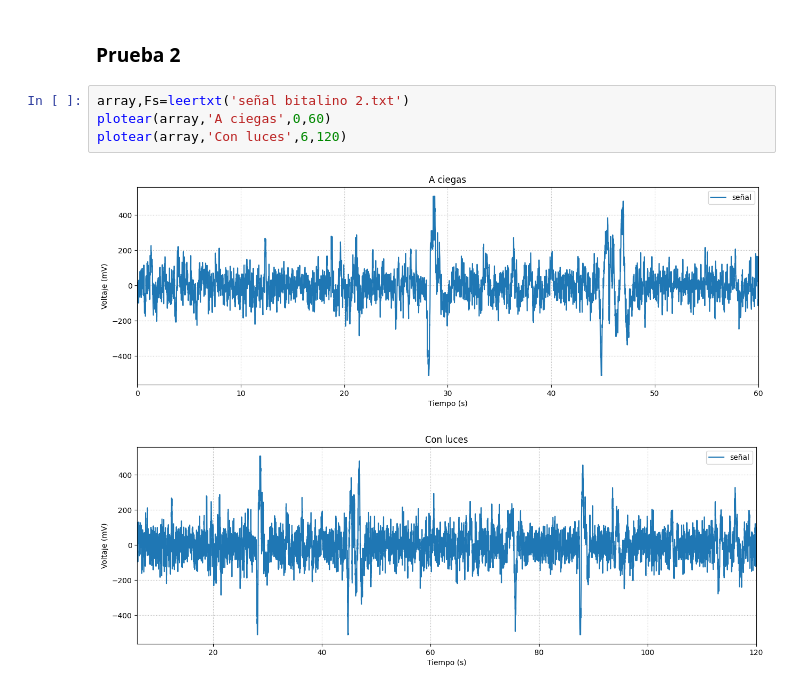
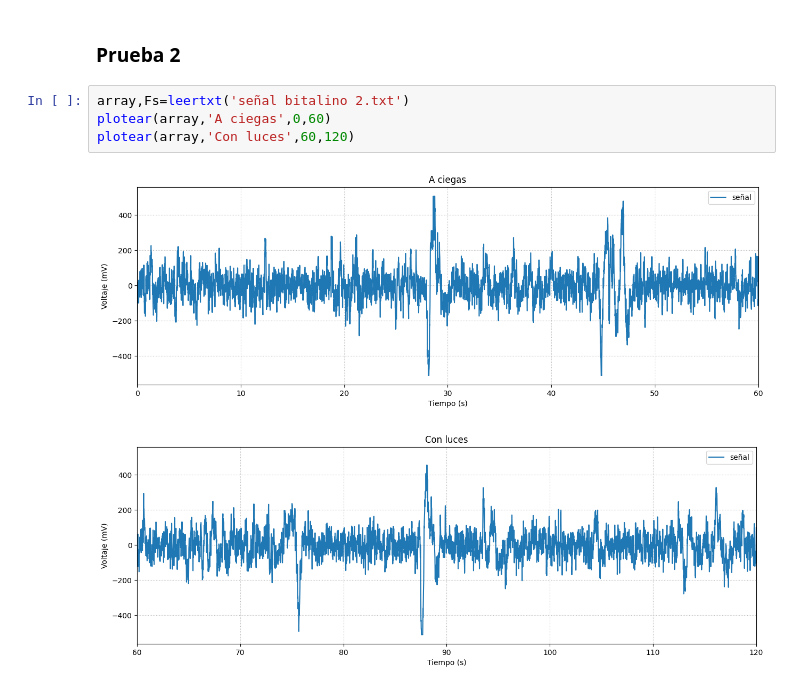
Before and after one commit to maximodavidcamposespejo/GRUPO5_ISB, a Jupyter notebook: Introducción a Señales Biomédicas/Laboratorio 5 - Adquisición de señales EEG/Código/lectura_señal_txt bitalino.ipynb, the cells around one changed output. Cells and saved outputs as stored; diff of their text form.

```diff
--- a/Introducción a Señales Biomédicas/Laboratorio 5 - Adquisición de señales EEG/Código/lectura_señal_txt bitalino.ipynb
+++ b/Introducción a Señales Biomédicas/Laboratorio 5 - Adquisición de señales EEG/Código/lectura_señal_txt bitalino.ipynb
@@ -92,7 +92,7 @@ plotear(array,'Pregunta 7',206,228)
 # %%
 array,Fs=leertxt('señal bitalino 2.txt')
 plotear(array,'A ciegas',0,60)
-plotear(array,'Con luces',6,120)
+plotear(array,'Con luces',60,120)
 # %% [output]
 [figure]
-[figure, old version]
+[figure, new version]
```
